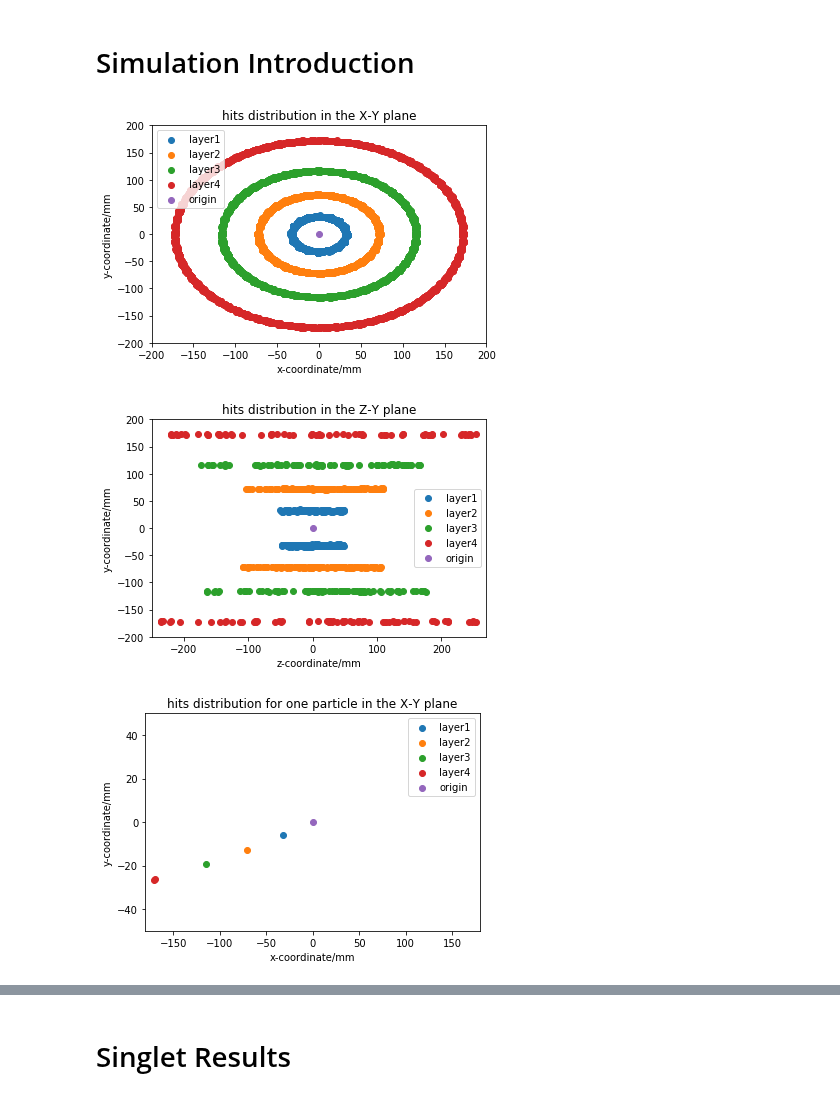
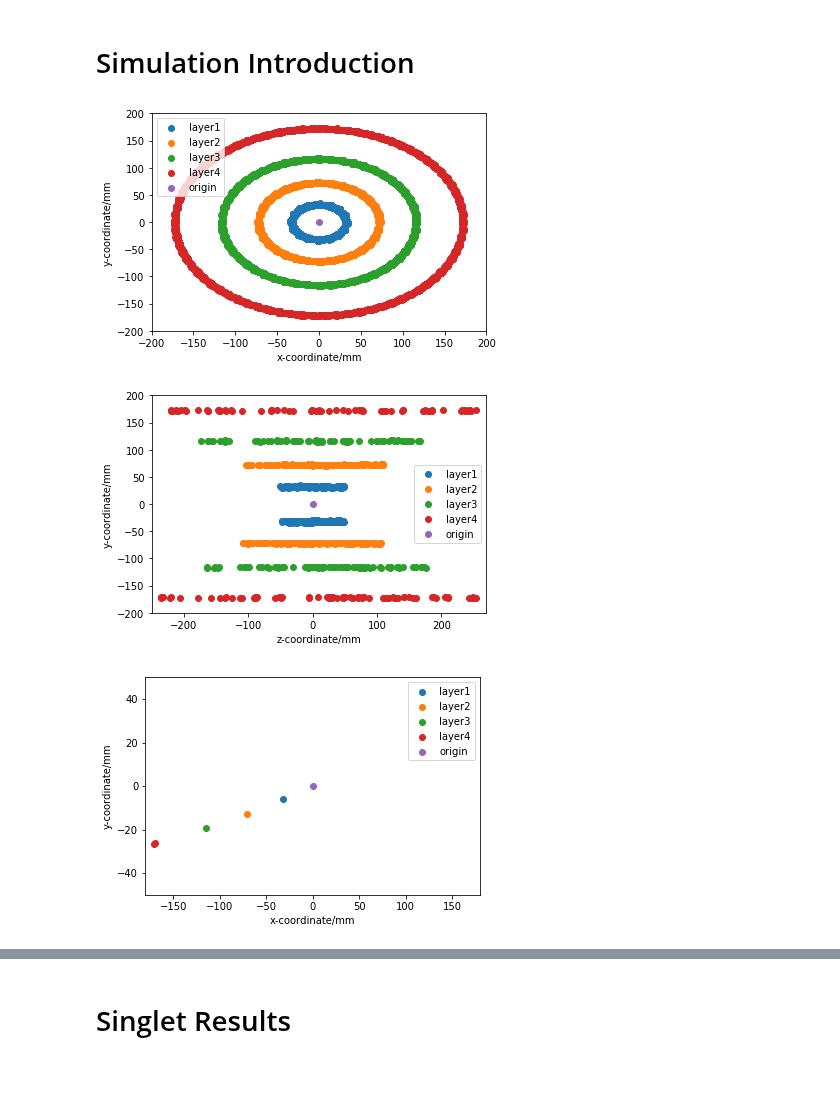
Before and after one commit to jxi24/TrackML, a Jupyter notebook: Results/result.ipynb, the cells around one changed output, grey strips where cells are left out. Saved outputs shown, nothing was run; the diff lists cells and outputs as text; code cells hidden in the pictures.

Commit message:
Update hits scatter plots

```diff
--- a/Results/result.ipynb
+++ b/Results/result.ipynb
@@ -29,29 +29,28 @@ def make_figure_axes(figsize=None):
 # %%
 x_2 = np.load('x_hits_layerid2.npy')
 x_4 = np.load('x_hits_layerid4.npy')
 x_6 = np.load('x_hits_layerid6.npy')
 x_8 = np.load('x_hits_layerid8.npy')
 
 y_2 = np.load('y_hits_layerid2.npy')
 y_4 = np.load('y_hits_layerid4.npy')
 y_6 = np.load('y_hits_layerid6.npy')
 y_8 = np.load('y_hits_layerid8.npy')
 
 plt.scatter(x_2, y_2)
 plt.scatter(x_4, y_4)
 plt.scatter(x_6, y_6)
 plt.scatter(x_8, y_8)
 plt.scatter(0, 0)
 
 plt.xlabel('x-coordinate/mm')
 plt.ylabel('y-coordinate/mm')
 plt.legend(['layer1', 'layer2', 'layer3', 'layer4', 'origin'])
-plt.title('hits distribution in the X-Y plane')
 plt.xlim([-200, 200])
 plt.ylim([-200, 200])
 plt.savefig('hits distribution in the X-Y plane.pdf', bbox_inches='tight')
 # %% [output]
-[figure, old version]
+[figure, new version]
 # %%
 zz_2 = np.load('zz_hits_layerid2.npy')
 zz_4 = np.load('zz_hits_layerid4.npy')
@@ -74,10 +73,9 @@ plt.ylabel('y-coordinate/mm')
 plt.legend(['layer1', 'layer2', 'layer3', 'layer4', 'origin'])
 plt.xlim([-250, 270])
 plt.ylim([-200, 200])
-plt.title('hits distribution in the Z-Y plane')
 plt.savefig('hits distribution in the Z-Y plane.pdf', bbox_inches='tight')
 # %% [output]
-[figure, old version]
+[figure, new version]
 # %%
 particle_x_2 = np.load('sample_particle_x_2.npy')
 particle_x_4 = np.load('sample_particle_x_4.npy')
@@ -104,10 +102,9 @@ plt.ylim([-50, 50])
 plt.xlabel('x-coordinate/mm')
 plt.ylabel('y-coordinate/mm')
 plt.legend(['layer1', 'layer2', 'layer3', 'layer4', 'origin'])
-plt.title('hits distribution for one particle in the X-Y plane')
 plt.savefig('sample hits of one particle in x-y.pdf')
 # %% [output]
-[figure, old version]
+[figure, new version]
 # %%
 plt.scatter(particle_z_2, particle_y_2)
 plt.scatter(particle_z_4, particle_y_4)
```
Also changed, not shown: parts of 1 cell of this notebook, 2 other files.
